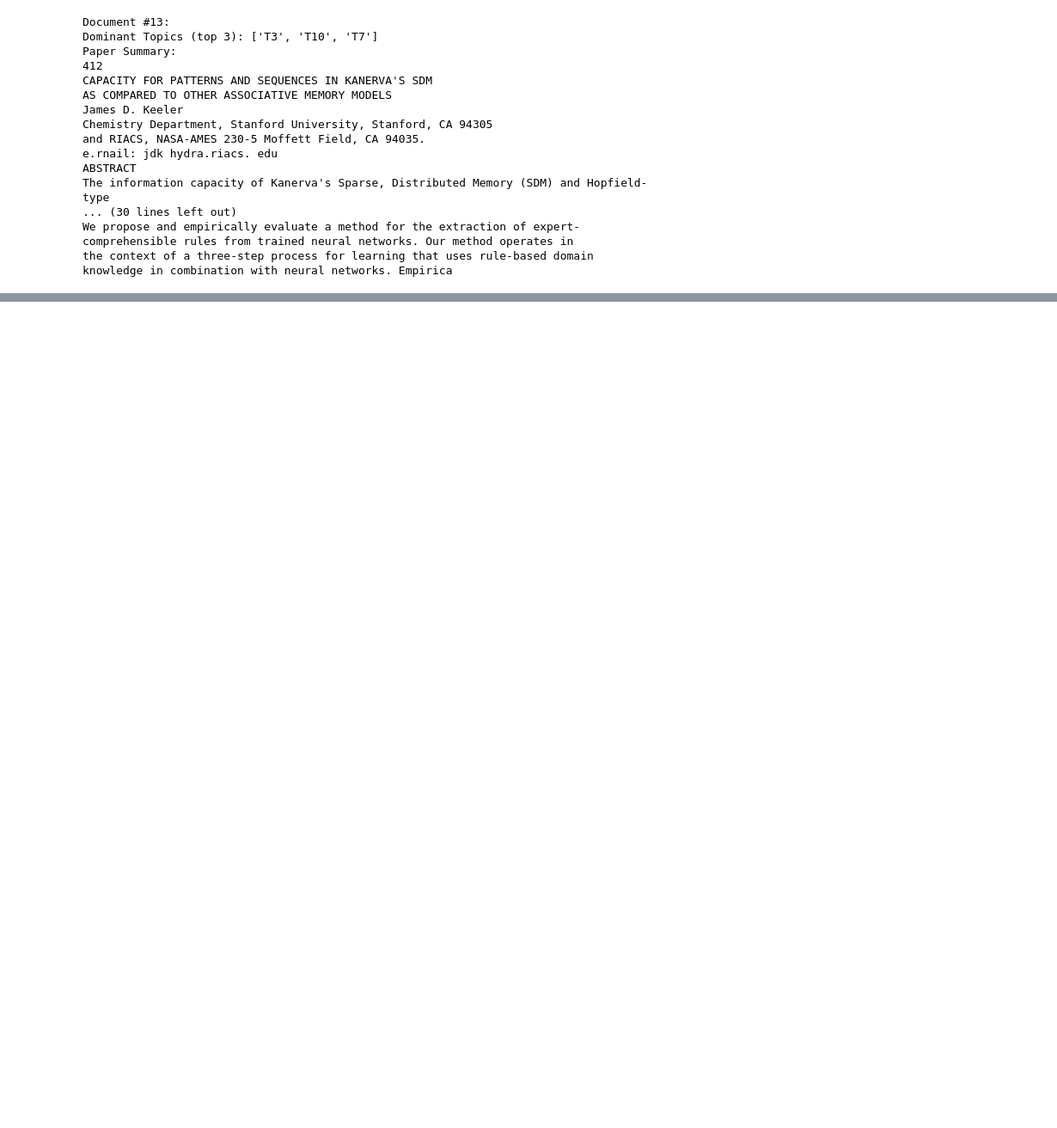
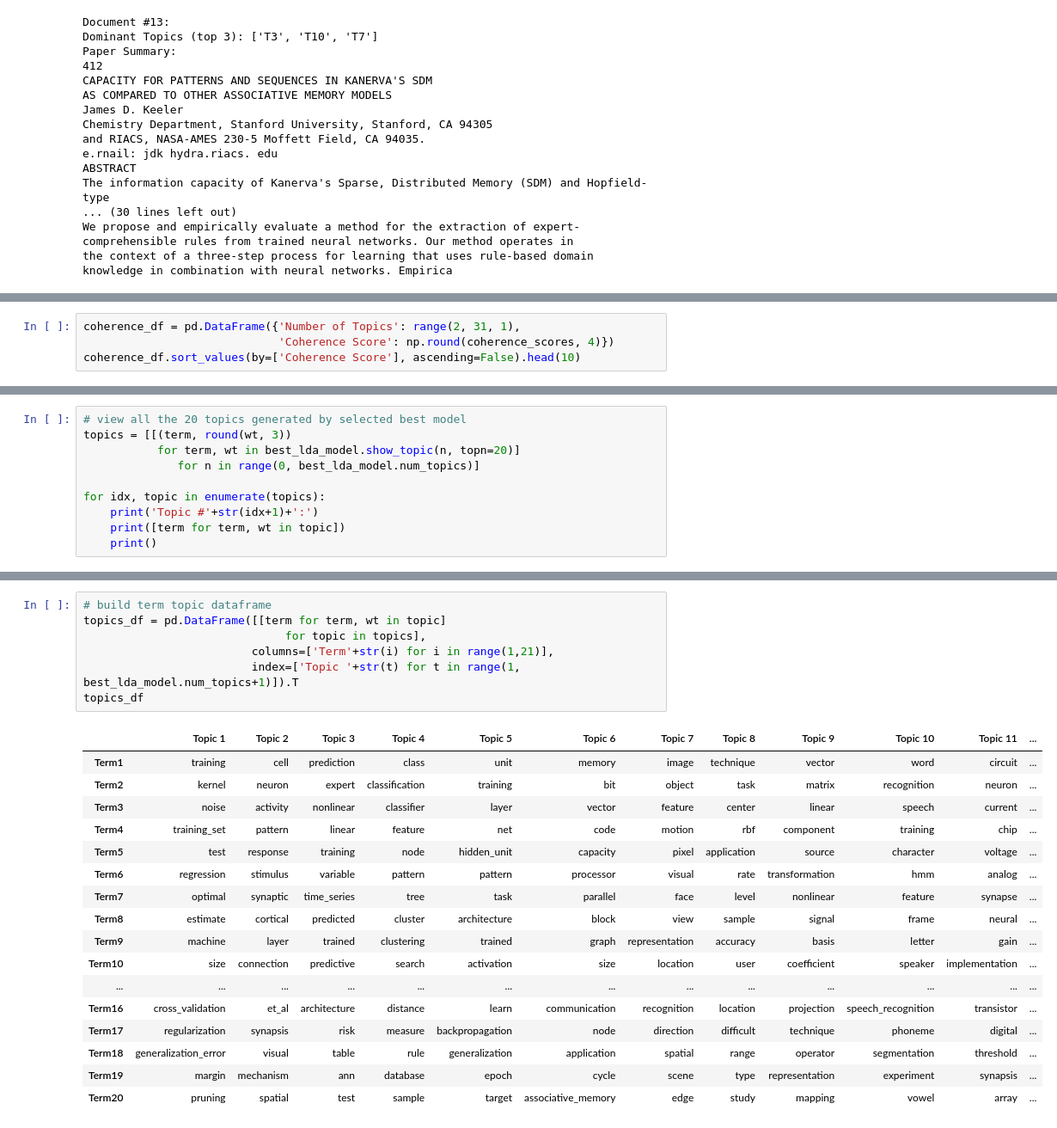
Before and after one commit to beliciataylor/self-study, a Jupyter notebook: NLP_Learning/ch06_text_summarization_topic_models.ipynb, the cells around one changed output, grey strips where cells are left out. Shown at 86% size. Saved outputs shown, nothing was run; the diff lists cells and outputs as text; blank space fills up the shorter version.

```diff
--- a/NLP_Learning/ch06_text_summarization_topic_models.ipynb
+++ b/NLP_Learning/ch06_text_summarization_topic_models.ipynb
@@ -701,0 +912,4 @@ knowledge in combination with neural networks. Empirica
+# %%
+coherence_df = pd.DataFrame({'Number of Topics': range(2, 31, 1),
+                             'Coherence Score': np.round(coherence_scores, 4)})
+coherence_df.sort_values(by=['Coherence Score'], ascending=False).head(10)
@@ -701,0 +952,10 @@ knowledge in combination with neural networks. Empirica
+# %%
+# view all the 20 topics generated by selected best model
+topics = [[(term, round(wt, 3))
+           for term, wt in best_lda_model.show_topic(n, topn=20)]
+              for n in range(0, best_lda_model.num_topics)]
+
+for idx, topic in enumerate(topics):
+    print('Topic #'+str(idx+1)+':')
+    print([term for term, wt in topic])
+    print()
@@ -701,0 +980,25 @@ knowledge in combination with neural networks. Empirica
+# %%
+# build term topic dataframe
+topics_df = pd.DataFrame([[term for term, wt in topic]
+                              for topic in topics],
+                         columns=['Term'+str(i) for i in range(1,21)],
+                         index=['Topic '+str(t) for t in range(1, best_lda_model.num_topics+1)]).T
+topics_df
+# %% [output]
+|  | Topic 1 | Topic 2 | Topic 3 | Topic 4 | Topic 5 | Topic 6 | Topic 7 | Topic 8 | Topic 9 | Topic 10 | Topic 11 | ... |
+| Term1 | training | cell | prediction | class | unit | memory | image | technique | vector | word | circuit | ... |
+| Term2 | kernel | neuron | expert | classification | training | bit | object | task | matrix | recognition | neuron | ... |
+| Term3 | noise | activity | nonlinear | classifier | layer | vector | feature | center | linear | speech | current | ... |
+| Term4 | training_set | pattern | linear | feature | net | code | motion | rbf | component | training | chip | ... |
+| Term5 | test | response | training | node | hidden_unit | capacity | pixel | application | source | character | voltage | ... |
+| Term6 | regression | stimulus | variable | pattern | pattern | processor | visual | rate | transformation | hmm | analog | ... |
+| Term7 | optimal | synaptic | time_series | tree | task | parallel | face | level | nonlinear | feature | synapse | ... |
+| Term8 | estimate | cortical | predicted | cluster | architecture | block | view | sample | signal | frame | neural | ... |
+| Term9 | machine | layer | trained | clustering | trained | graph | representation | accuracy | basis | letter | gain | ... |
+| Term10 | size | connection | predictive | search | activation | size | location | user | coefficient | speaker | implementation | ... |
+| ... | ... | ... | ... | ... | ... | ... | ... | ... | ... | ... | ... | ... |
+| Term16 | cross_validation | et_al | architecture | distance | learn | communication | recognition | location | projection | speech_recognition | transistor | ... |
+| Term17 | regularization | synapsis | risk | measure | backpropagation | node | direction | difficult | technique | phoneme | digital | ... |
+| Term18 | generalization_error | visual | table | rule | generalization | application | spatial | range | operator | segmentation | threshold | ... |
+| Term19 | margin | mechanism | ann | database | epoch | cycle | scene | type | representation | experiment | synapsis | ... |
+| Term20 | pruning | spatial | test | sample | target | associative_memory | edge | study | mapping | vowel | array | ... |
```
Also changed, not shown: parts of 28 cells of this notebook.
